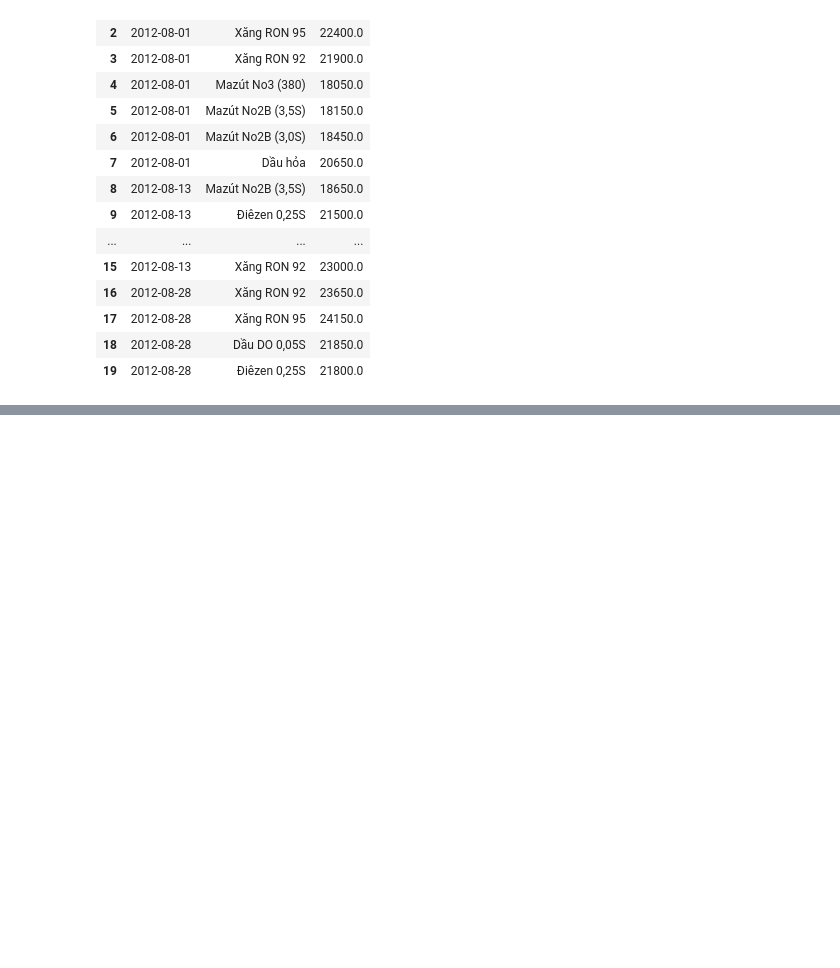
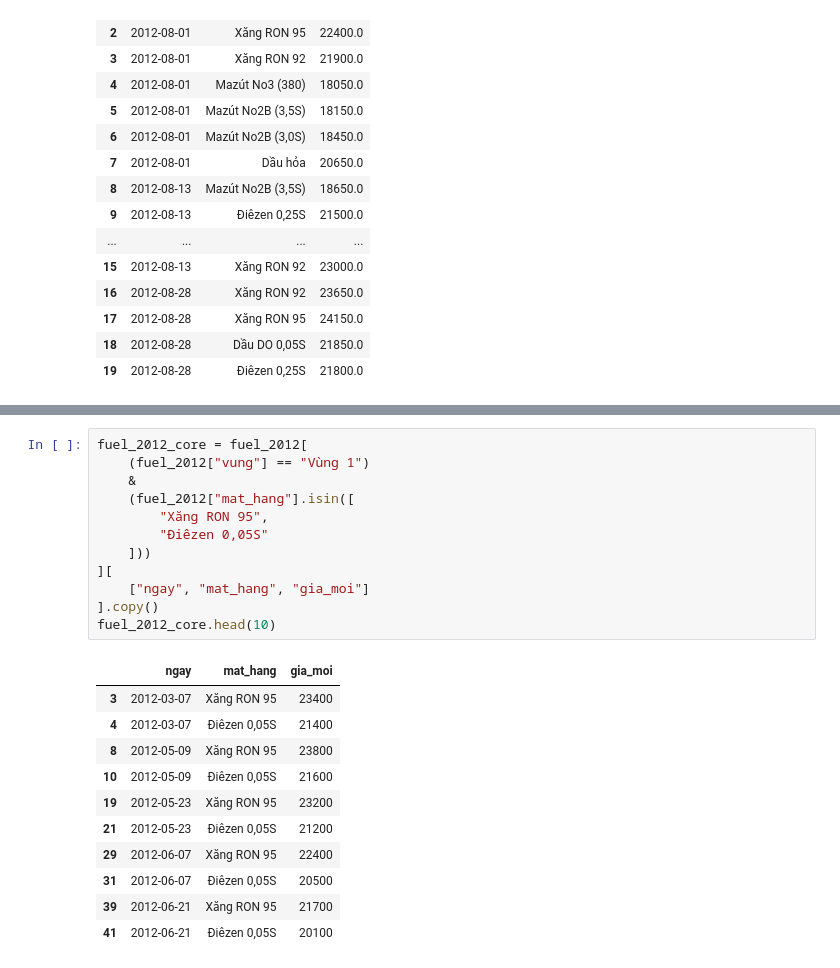
Before and after one commit to phuyen145/vietnam-transportation-cpi-forecasting, a Jupyter notebook: notebooks/02_fuel_processing.ipynb, the cells around one changed output, grey strips where cells are left out. Saved outputs shown, nothing was run; the diff lists cells and outputs as text; blank space fills up the shorter version.

```diff
--- a/notebooks/02_fuel_processing.ipynb
+++ b/notebooks/02_fuel_processing.ipynb
@@ -1216,0 +1288,24 @@ fuel_all.to_csv(
+# %%
+fuel_2012_core = fuel_2012[
+    (fuel_2012["vung"] == "Vùng 1")
+    &
+    (fuel_2012["mat_hang"].isin([
+        "Xăng RON 95",
+        "Điêzen 0,05S"
+    ]))
+][
+    ["ngay", "mat_hang", "gia_moi"]
+].copy()
+fuel_2012_core.head(10)
+# %% [output]
+|  | ngay | mat_hang | gia_moi |
+| 3 | 2012-03-07 | Xăng RON 95 | 23400 |
+| 4 | 2012-03-07 | Điêzen 0,05S | 21400 |
+| 8 | 2012-05-09 | Xăng RON 95 | 23800 |
+| 10 | 2012-05-09 | Điêzen 0,05S | 21600 |
+| 19 | 2012-05-23 | Xăng RON 95 | 23200 |
+| 21 | 2012-05-23 | Điêzen 0,05S | 21200 |
+| 29 | 2012-06-07 | Xăng RON 95 | 22400 |
+| 31 | 2012-06-07 | Điêzen 0,05S | 20500 |
+| 39 | 2012-06-21 | Xăng RON 95 | 21700 |
+| 41 | 2012-06-21 | Điêzen 0,05S | 20100 |
```
Also changed, not shown: parts of 14 cells of this notebook, 2 other files.
